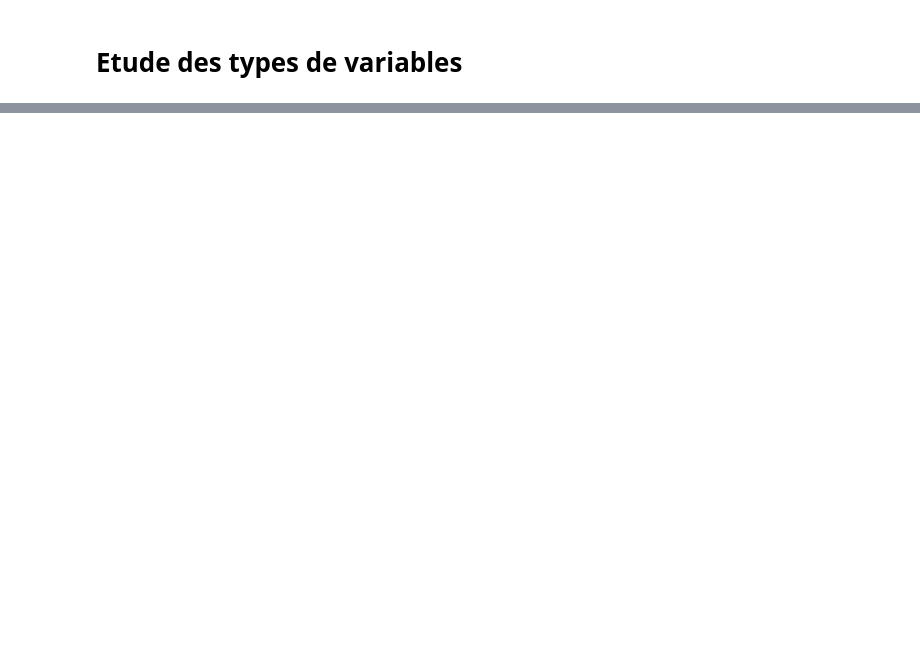
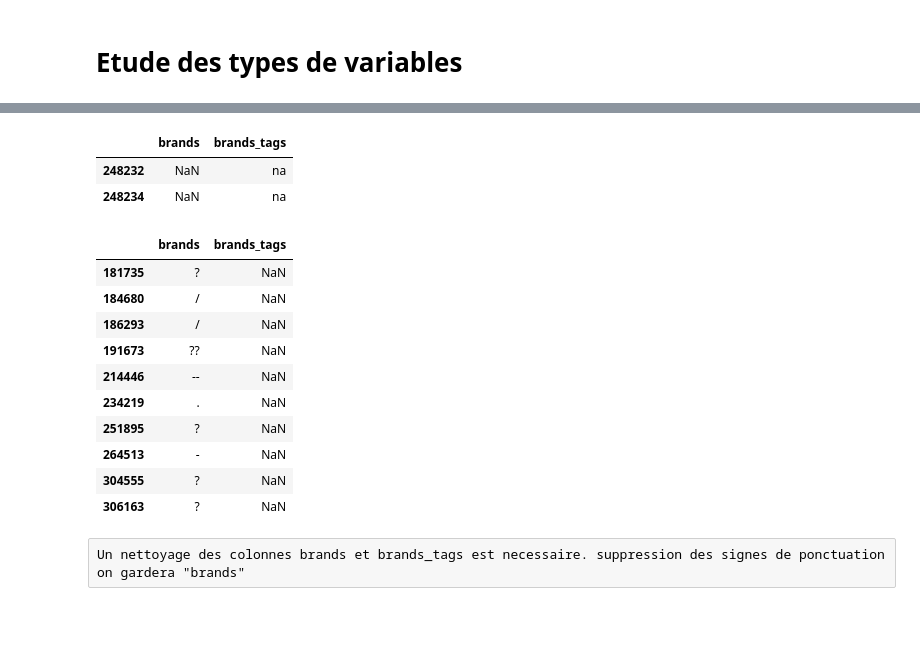
Before and after one commit to kevin-EK/Concevez-une-application-au-service-de-la-sant-publique, a Jupyter notebook: P3 Brouillon traitement data.ipynb, the cells around one changed output, grey strips where cells are left out. Drawn from its saved outputs; the diff is of its cells as text; code cells hidden in the pictures; blank space fills up the shorter version.

```diff
--- a/P3 Brouillon traitement data.ipynb
+++ b/P3 Brouillon traitement data.ipynb
@@ -300,0 +498,23 @@ TypeError: 'int' object is not callable
+# %%
+openfoodfacts[(openfoodfacts.brands.isna() & ~openfoodfacts.brands_tags.isna())][['brands','brands_tags']]
+# %% [output]
+|  | brands | brands_tags |
+| 248232 | NaN | na |
+| 248234 | NaN | na |
+# %%
+openfoodfacts[(~openfoodfacts.brands.isna() & openfoodfacts.brands_tags.isna())][['brands','brands_tags']]
+# %% [output]
+|  | brands | brands_tags |
+| 181735 | ? | NaN |
+| 184680 | / | NaN |
+| 186293 | / | NaN |
+| 191673 | ?? | NaN |
+| 214446 | -- | NaN |
+| 234219 | . | NaN |
+| 251895 | ? | NaN |
+| 264513 | - | NaN |
+| 304555 | ? | NaN |
+| 306163 | ? | NaN |
+# %% [raw]
+Un nettoyage des colonnes brands et brands_tags est necessaire. suppression des signes de ponctuation
+on gardera "brands"
@@ -300,0 +523,6 @@ TypeError: 'int' object is not callable
+# %% [markdown]
+</br>
+# %% [markdown]
+</br>
+# %% [markdown]
+</br>
```
Also changed, not shown: parts of 221 cells of this notebook, 1 other file.
